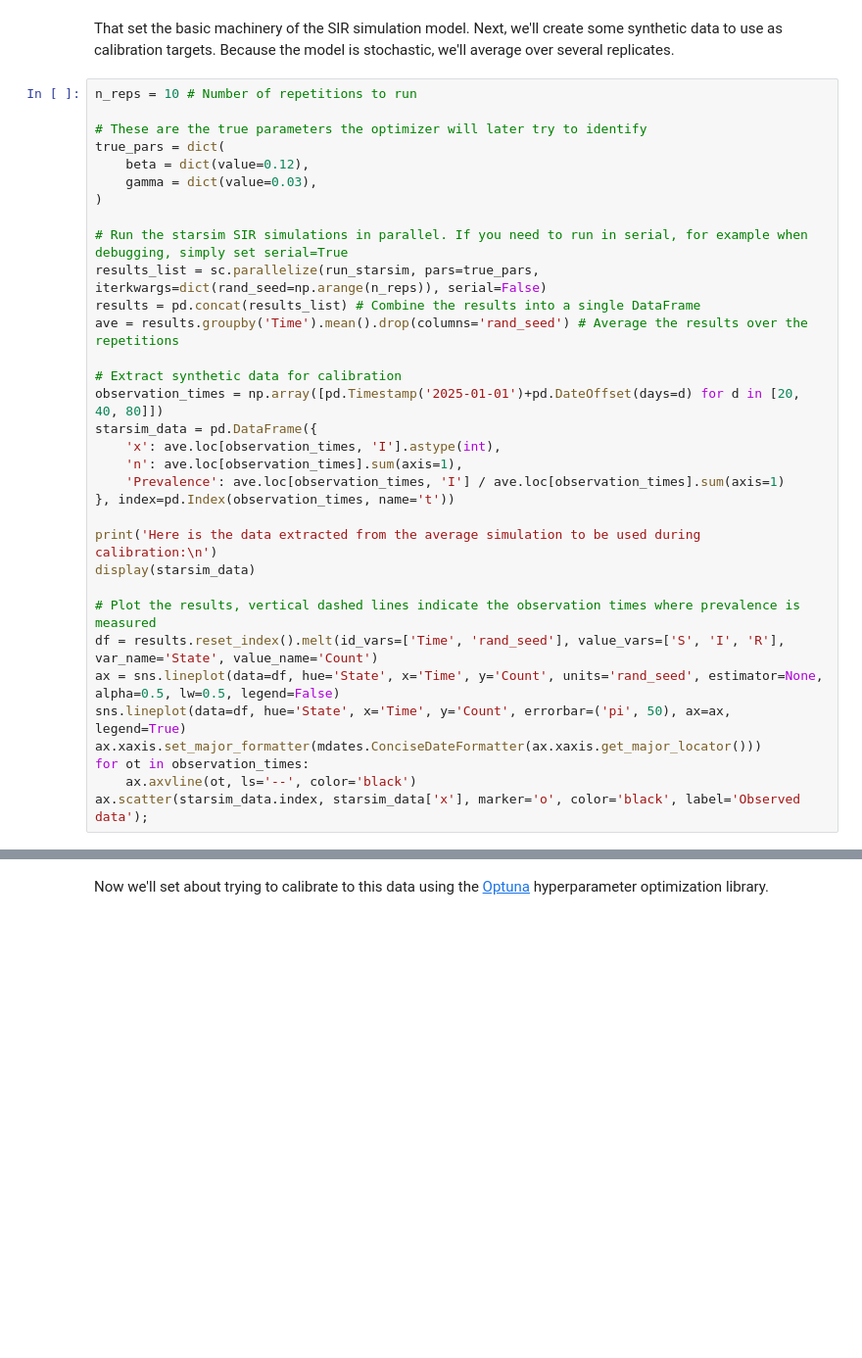
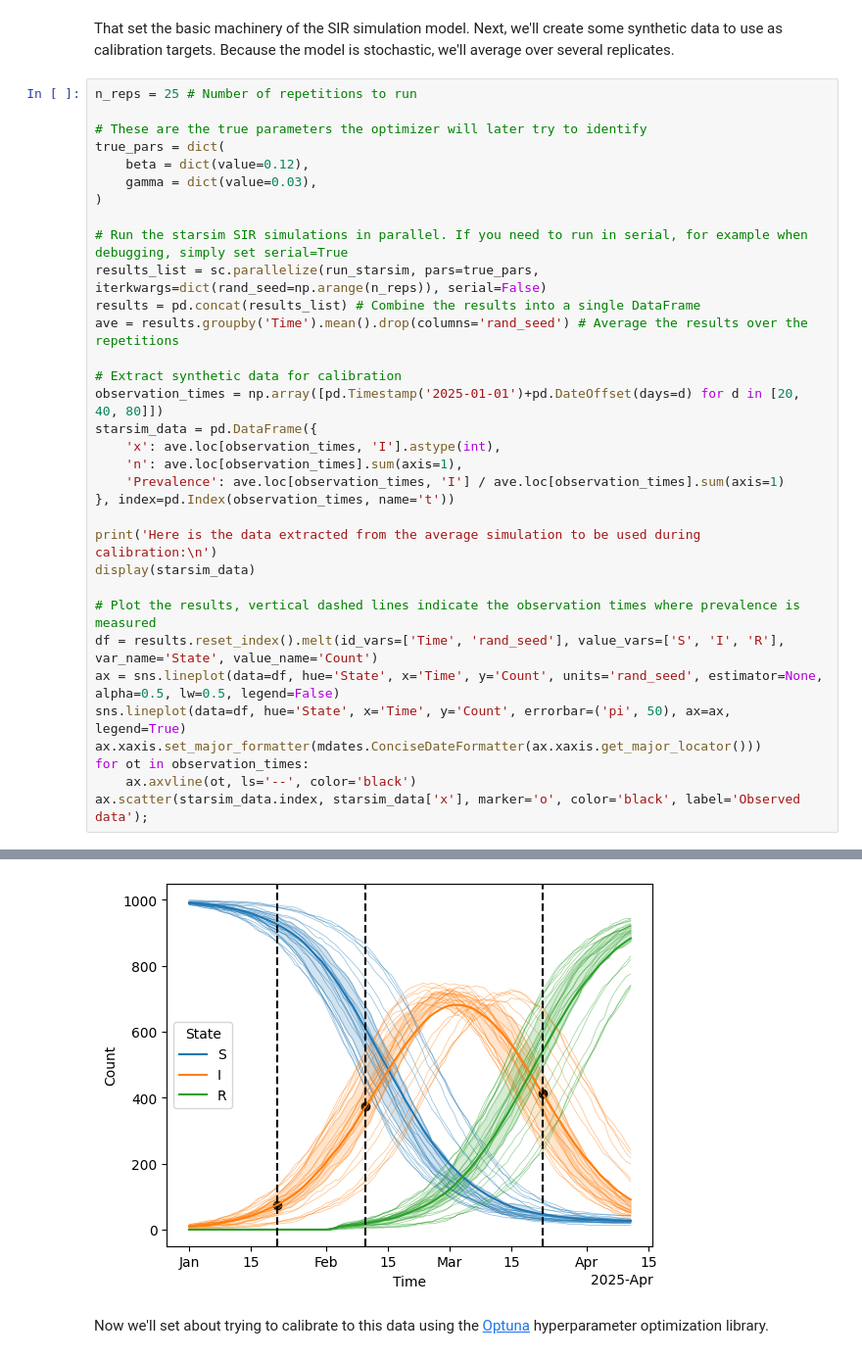
Before and after one commit to starsimhub/starsim, a Jupyter notebook: docs/user_guide/workflows_sir_calibration.ipynb, the cells around one changed output, grey strips where cells are left out. Shown at 98% size. Saved outputs shown, nothing was run; the diff lists cells and outputs as text; blank space fills up the shorter version.

```diff
--- a/docs/user_guide/workflows_sir_calibration.ipynb
+++ b/docs/user_guide/workflows_sir_calibration.ipynb
@@ -133,7 +134,7 @@ def run_starsim(pars, rand_seed=0):
 # %% [markdown]
 That set the basic machinery of the SIR simulation model. Next, we'll create some synthetic data to use as calibration targets. Because the model is stochastic, we'll average over several replicates.
 # %%
-n_reps = 10 # Number of repetitions to run
+n_reps = 25 # Number of repetitions to run
 
 # These are the true parameters the optimizer will later try to identify
 true_pars = dict(
@@ -165,3 +166,4 @@ ax.xaxis.set_major_formatter(mdates.ConciseDateFormatter(ax.xaxis.get_major_loca
 for ot in observation_times:
     ax.axvline(ot, ls='--', color='black')
 ax.scatter(starsim_data.index, starsim_data['x'], marker='o', color='black', label='Observed data');
+# %% [output]
@@ -168,3 +176,4 @@ ax.scatter(starsim_data.index, starsim_data['x'], marker='o', color='black', lab
+[figure, added]
 # %% [markdown]
 Now we'll set about trying to calibrate to this data using the [Optuna](optuna.org) hyperparameter optimization library.
 # %%
```
Also changed, not shown: parts of 23 cells of this notebook.
